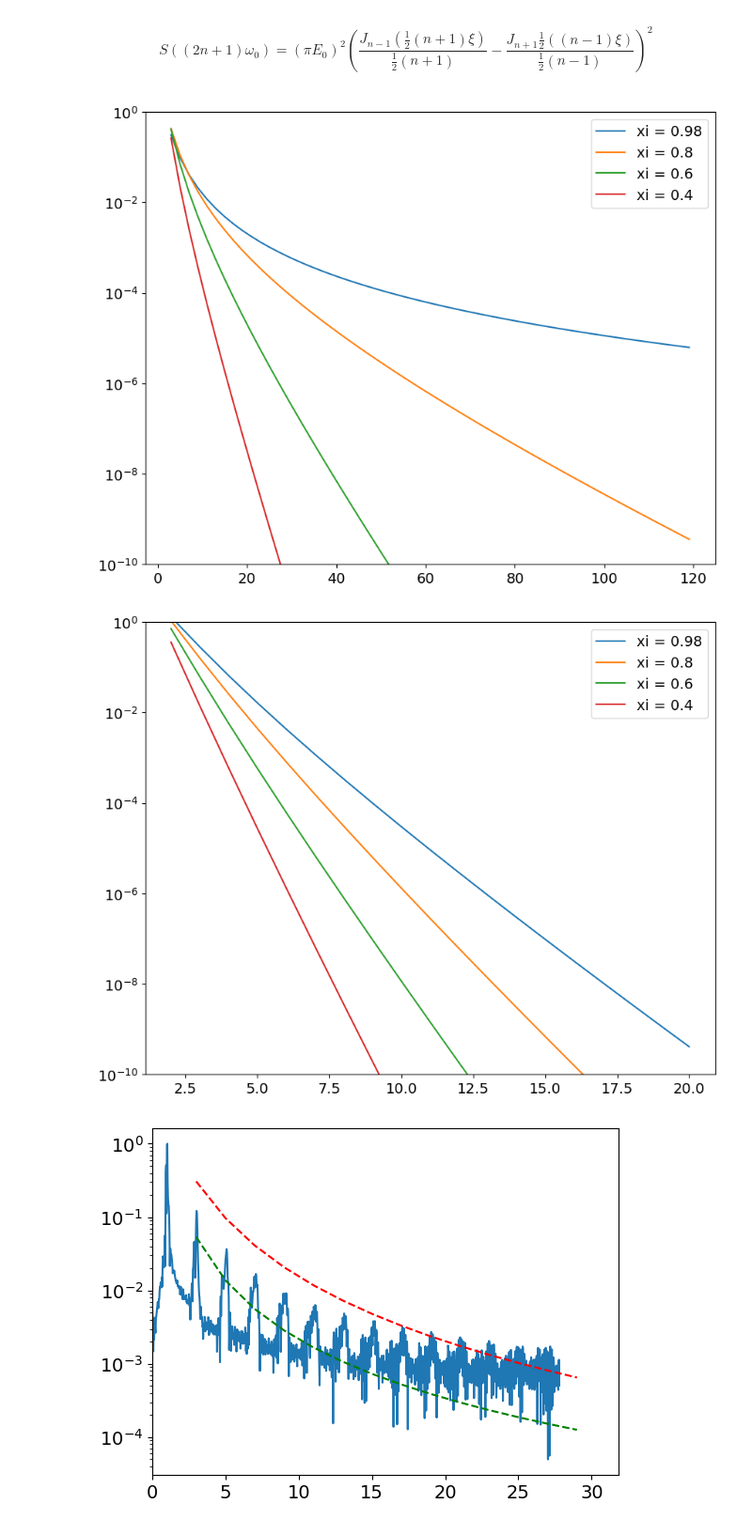
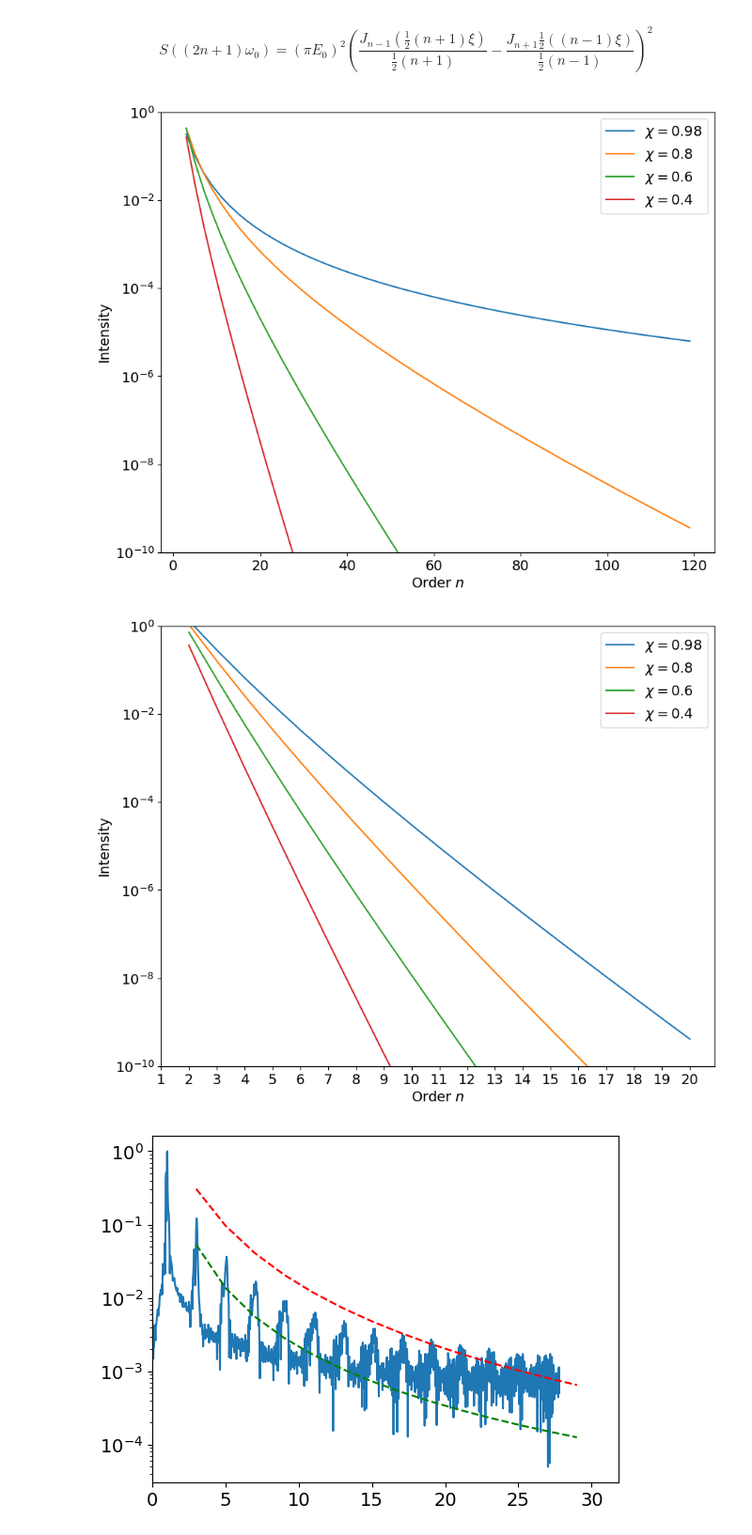
Before and after one commit to Hari31416/MSc_Project, a Jupyter notebook: EPOCH/High_Harmonic_Generation/density/spectrum.ipynb, the cells around one changed output. Shown at 94% size. Drawn from its saved outputs; the diff is of its cells as text; code cells hidden in the pictures.

```diff
--- a/EPOCH/High_Harmonic_Generation/density/spectrum.ipynb
+++ b/EPOCH/High_Harmonic_Generation/density/spectrum.ipynb
@@ -86,36 +88,41 @@ xi_4 = 0.4
 intensities_4 = odd(order, xi_4)
 
 plt.figure(figsize=(10, 8))
-plt.plot(order, intensities_1, label='xi = 0.98')
-plt.plot(order, intensities_2, label='xi = 0.8')
-plt.plot(order, intensities_3, label='xi = 0.6')
-plt.plot(order, intensities_4, label='xi = 0.4')
+plt.plot(order, intensities_1, label='$\chi = 0.98$')
+plt.plot(order, intensities_2, label='$\chi = 0.8$')
+plt.plot(order, intensities_3, label='$\chi = 0.6$')
+plt.plot(order, intensities_4, label='$\chi = 0.4$')
 plt.legend()
 plt.yscale('log')
+plt.xlabel("Order $n$")
+plt.ylabel("Intensity")
 plt.ylim(1e-10,1);
 # %% [output]
-[figure, old version]
+[figure, new version]
 # %%
 order = np.arange(2, 21)
 xi_1 = 0.98
 intensities_1 = even(order, xi_1)
 xi_2 = 0.8
 intensities_2 = even(order, xi_2)
 xi_3 = 0.6
 intensities_3 = even(order, xi_3)
 xi_4 = 0.4
 intensities_4 = even(order, xi_4)
 
 plt.figure(figsize=(10, 8))
-plt.plot(order, intensities_1, label='xi = 0.98')
-plt.plot(order, intensities_2, label='xi = 0.8')
-plt.plot(order, intensities_3, label='xi = 0.6')
-plt.plot(order, intensities_4, label='xi = 0.4')
+plt.plot(order, intensities_1, label='$\chi = 0.98$')
+plt.plot(order, intensities_2, label='$\chi = 0.8$')
+plt.plot(order, intensities_3, label='$\chi = 0.6$')
+plt.plot(order, intensities_4, label='$\chi = 0.4$')
 plt.legend()
+plt.xlabel("Order $n$")
+plt.ylabel("Intensity")
 plt.yscale('log')
+plt.xticks(np.arange(1,21,1))
 plt.ylim(1e-10,1);
 # %% [output]
-[figure, old version]
+[figure, new version]
 # %%
 orders = np.arange(3, np.ceil(omega_max/2)+2, 2)
 xi = 0.99
```
Also changed, not shown: parts of 1 cell of this notebook, 49 other files.
